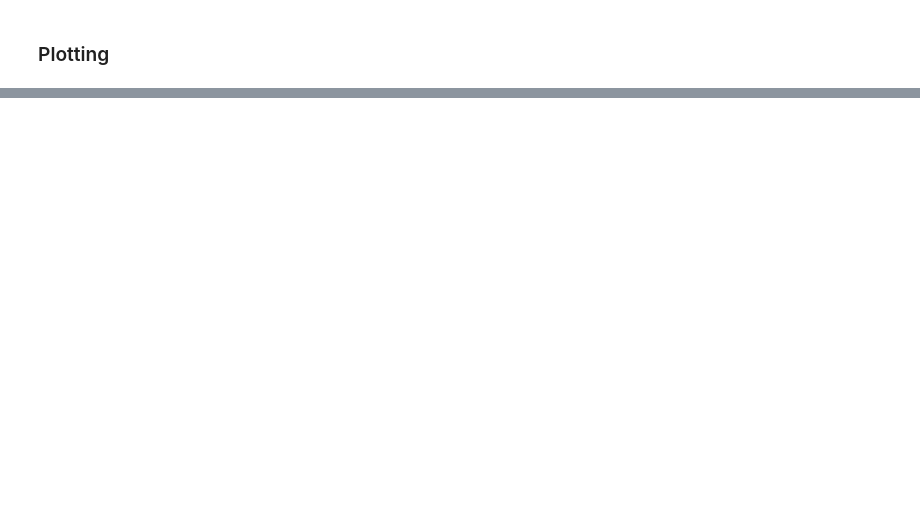
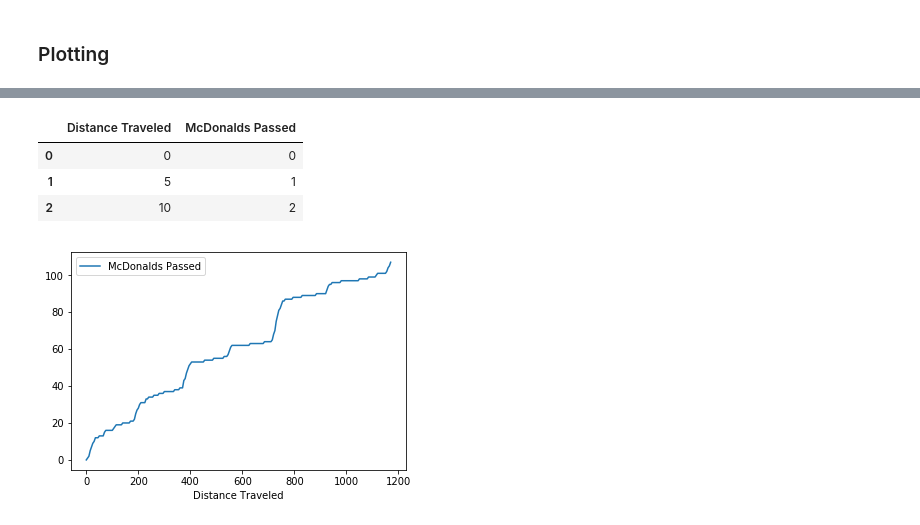
Before and after one commit to ryan-p-larson/road-trip, a Jupyter notebook: workbook.ipynb, the cells around one changed output, grey strips where cells are left out. Drawn from its saved outputs; the diff is of its cells as text; code cells hidden in the pictures; blank space fills up the shorter version.

```diff
--- a/workbook.ipynb
+++ b/workbook.ipynb
@@ -293,0 +337,3 @@ plt.savefig('./road-trip-mcdonalds.png', facecolor='white', bbox_inches='tight',
+# %%
+# McDonalds
+passed_mcdons = road_trip_mcdons[road_trip_mcdons['intersects'] == True]
@@ -293,0 +403,23 @@ plt.savefig('./road-trip-mcdonalds.png', facecolor='white', bbox_inches='tight',
+# %%
+# Now to get a count of McDonalds passed at any given distance
+def get_mcdons_passed(distance):
+    sliced = passed_mcdons[passed_mcdons.dist_traveled <= distance]
+    return len(sliced.index)
+# %%
+road_trip_dist  = round(gpx.length_2d() / 1609)
+road_trip_dists = []
+
+for i in range(0, road_trip_dist, 5):
+    road_trip_dists.append({"Distance Traveled": i, "McDonalds Passed": get_mcdons_passed(i)})
+
+road_trip_dists = pd.DataFrame(road_trip_dists)
+road_trip_dists.head(3)
+# %% [output]
+|  | Distance Traveled | McDonalds Passed |
+| 0 | 0 | 0 |
+| 1 | 5 | 1 |
+| 2 | 10 | 2 |
+# %%
+road_trip_dists.plot(x='Distance Traveled', y='McDonalds Passed');
+# %% [output]
+[figure, added]
```
Also changed, not shown: parts of 11 cells of this notebook.
